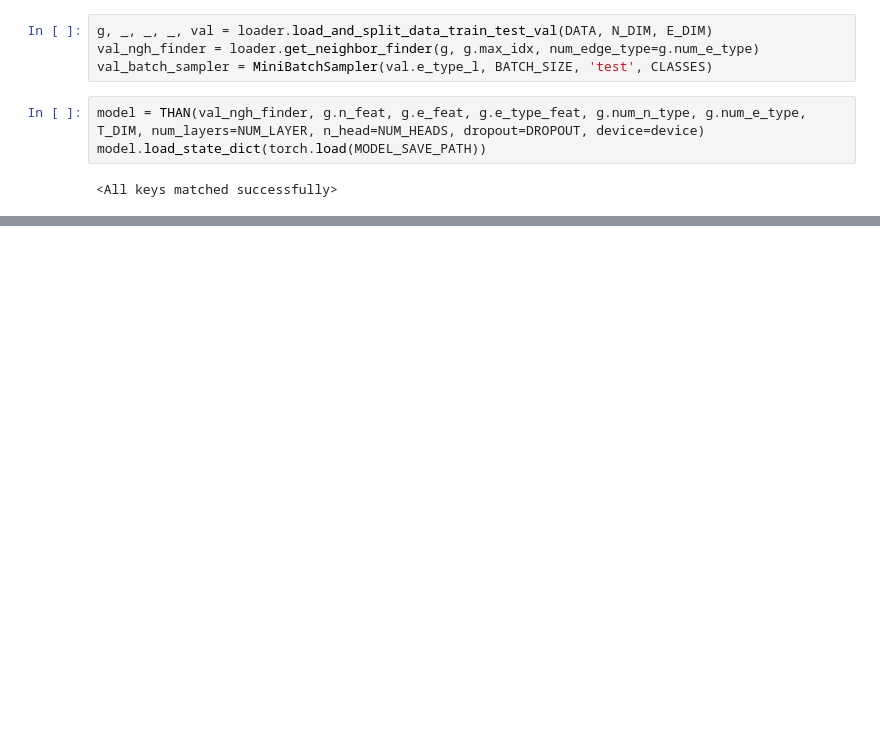
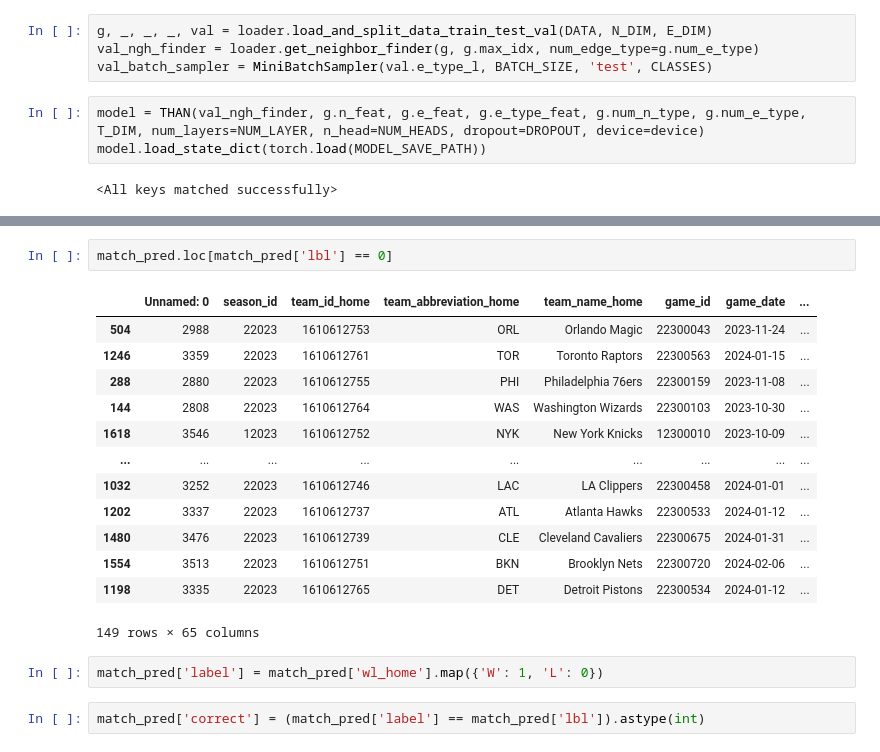
Before and after one commit to UlyssesLin/CPSC5830, a Jupyter notebook: val_model.ipynb, the cells around one changed output, grey strips where cells are left out. Saved outputs shown, nothing was run; the diff lists cells and outputs as text; blank space fills up the shorter version.

```diff
--- a/val_model.ipynb
+++ b/val_model.ipynb
@@ -118,0 +165,20 @@ matches
+# %%
+match_pred.loc[match_pred['lbl'] == 0]
+# %% [output]
+|  | Unnamed: 0 | season_id | team_id_home | team_abbreviation_home | team_name_home | game_id | game_date | ... |
+| 504 | 2988 | 22023 | 1610612753 | ORL | Orlando Magic | 22300043 | 2023-11-24 | ... |
+| 1246 | 3359 | 22023 | 1610612761 | TOR | Toronto Raptors | 22300563 | 2024-01-15 | ... |
+| 288 | 2880 | 22023 | 1610612755 | PHI | Philadelphia 76ers | 22300159 | 2023-11-08 | ... |
+| 144 | 2808 | 22023 | 1610612764 | WAS | Washington Wizards | 22300103 | 2023-10-30 | ... |
+| 1618 | 3546 | 12023 | 1610612752 | NYK | New York Knicks | 12300010 | 2023-10-09 | ... |
+| ... | ... | ... | ... | ... | ... | ... | ... | ... |
+| 1032 | 3252 | 22023 | 1610612746 | LAC | LA Clippers | 22300458 | 2024-01-01 | ... |
+| 1202 | 3337 | 22023 | 1610612737 | ATL | Atlanta Hawks | 22300533 | 2024-01-12 | ... |
+| 1480 | 3476 | 22023 | 1610612739 | CLE | Cleveland Cavaliers | 22300675 | 2024-01-31 | ... |
+| 1554 | 3513 | 22023 | 1610612751 | BKN | Brooklyn Nets | 22300720 | 2024-02-06 | ... |
+| 1198 | 3335 | 22023 | 1610612765 | DET | Detroit Pistons | 22300534 | 2024-01-12 | ... |
+149 rows × 65 columns
+# %%
+match_pred['label'] = match_pred['wl_home'].map({'W': 1, 'L': 0})
+# %%
+match_pred['correct'] = (match_pred['label'] == match_pred['lbl']).astype(int)
```
Also changed, not shown: parts of 19 cells of this notebook.
